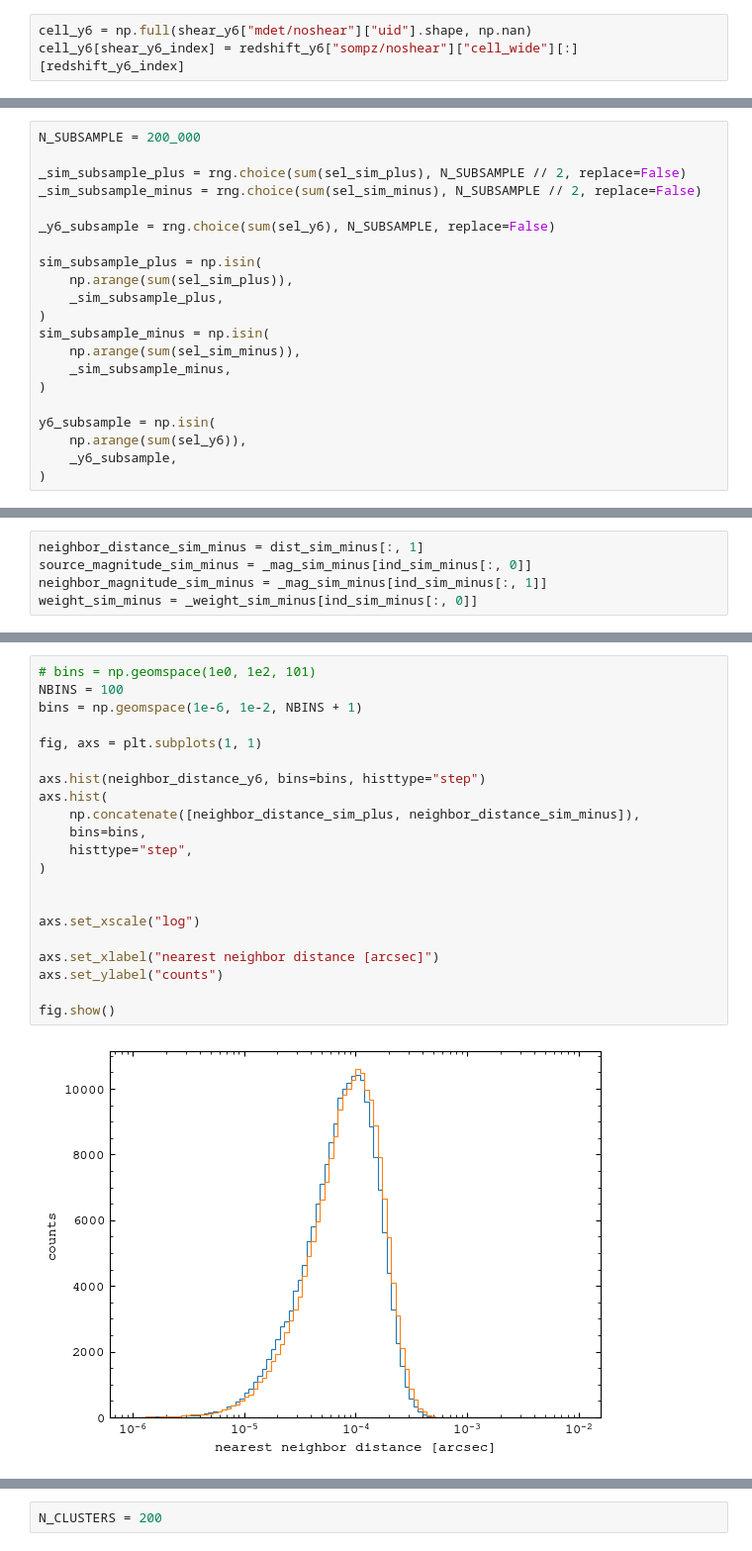
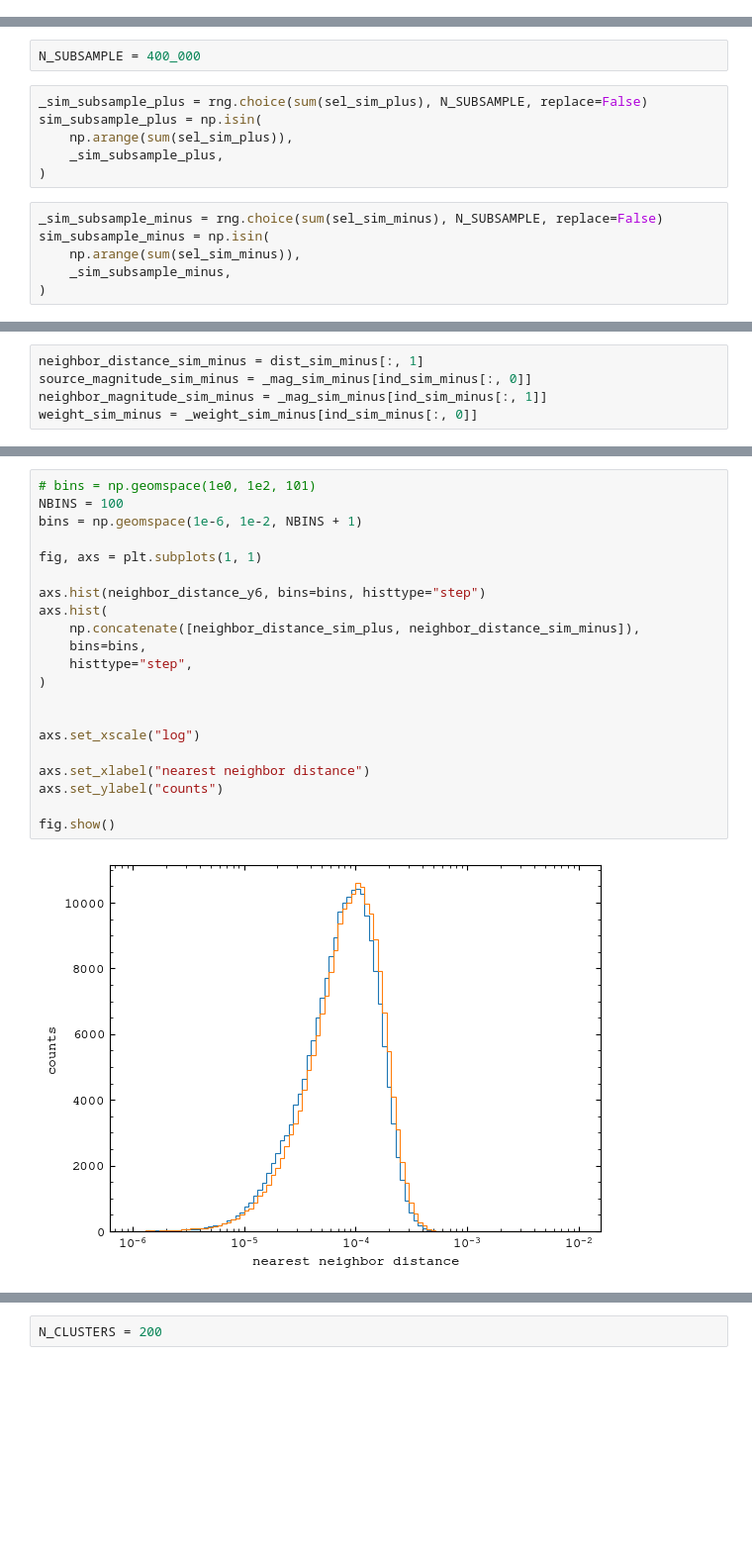
Before and after one commit to sidneymau/des-y6-image-sims-analysis, a Jupyter notebook: notebooks/2025_03_03_reweighting/dev.ipynb, the cells around one changed output, grey strips where cells are left out. Shown at 99% size. Drawn from its saved outputs; the diff is of its cells as text; blank space fills up the shorter version.

```diff
--- a/notebooks/2025_03_03_reweighting/dev.ipynb
+++ b/notebooks/2025_03_03_reweighting/dev.ipynb
@@ -95,3 +45,0 @@ bhat_y6[shear_y6_index] = redshift_y6["sompz/noshear"]["bhat"][:][redshift_y6_in
-# %%
-cell_y6 = np.full(shear_y6["mdet/noshear"]["uid"].shape, np.nan)
-cell_y6[shear_y6_index] = redshift_y6["sompz/noshear"]["cell_wide"][:][redshift_y6_index]
@@ -204,23 +153,16 @@ bt_y6 = BallTree(
     metric="haversine",
 )
 # %%
-N_SUBSAMPLE = 200_000
-
-_sim_subsample_plus = rng.choice(sum(sel_sim_plus), N_SUBSAMPLE // 2, replace=False)
-_sim_subsample_minus = rng.choice(sum(sel_sim_minus), N_SUBSAMPLE // 2, replace=False)
-
-_y6_subsample = rng.choice(sum(sel_y6), N_SUBSAMPLE, replace=False)
-
-sim_subsample_plus = np.isin(
-    np.arange(sum(sel_sim_plus)),
-    _sim_subsample_plus,
-)
-sim_subsample_minus = np.isin(
-    np.arange(sum(sel_sim_minus)),
-    _sim_subsample_minus,
-)
-
-y6_subsample = np.isin(
-    np.arange(sum(sel_y6)),
-    _y6_subsample,
-)
+N_SUBSAMPLE = 400_000
+# %%
+_sim_subsample_plus = rng.choice(sum(sel_sim_plus), N_SUBSAMPLE, replace=False)
+sim_subsample_plus = np.isin(
+    np.arange(sum(sel_sim_plus)),
+    _sim_subsample_plus,
+)
+# %%
+_sim_subsample_minus = rng.choice(sum(sel_sim_minus), N_SUBSAMPLE, replace=False)
+sim_subsample_minus = np.isin(
+    np.arange(sum(sel_sim_minus)),
+    _sim_subsample_minus,
+)
@@ -265,26 +214,26 @@ neighbor_magnitude_y6 = _mag_y6[ind_y6[:, 1]]
 # %%
 # bins = np.geomspace(1e0, 1e2, 101)
 NBINS = 100
 bins = np.geomspace(1e-6, 1e-2, NBINS + 1)
 
 fig, axs = plt.subplots(1, 1)
 
 axs.hist(neighbor_distance_y6, bins=bins, histtype="step")
 axs.hist(
     np.concatenate([neighbor_distance_sim_plus, neighbor_distance_sim_minus]),
     bins=bins,
     histtype="step",
 )
 
 
 axs.set_xscale("log")
 
-axs.set_xlabel("nearest neighbor distance [arcsec]")
+axs.set_xlabel("nearest neighbor distance")
 axs.set_ylabel("counts")
 
 fig.show()
 # %% [output]
-[figure, old version]
+[figure, new version]
 # %%
 X_sim = np.concatenate(
     [
```
Also changed, not shown: parts of 40 cells of this notebook, 1 other file.
